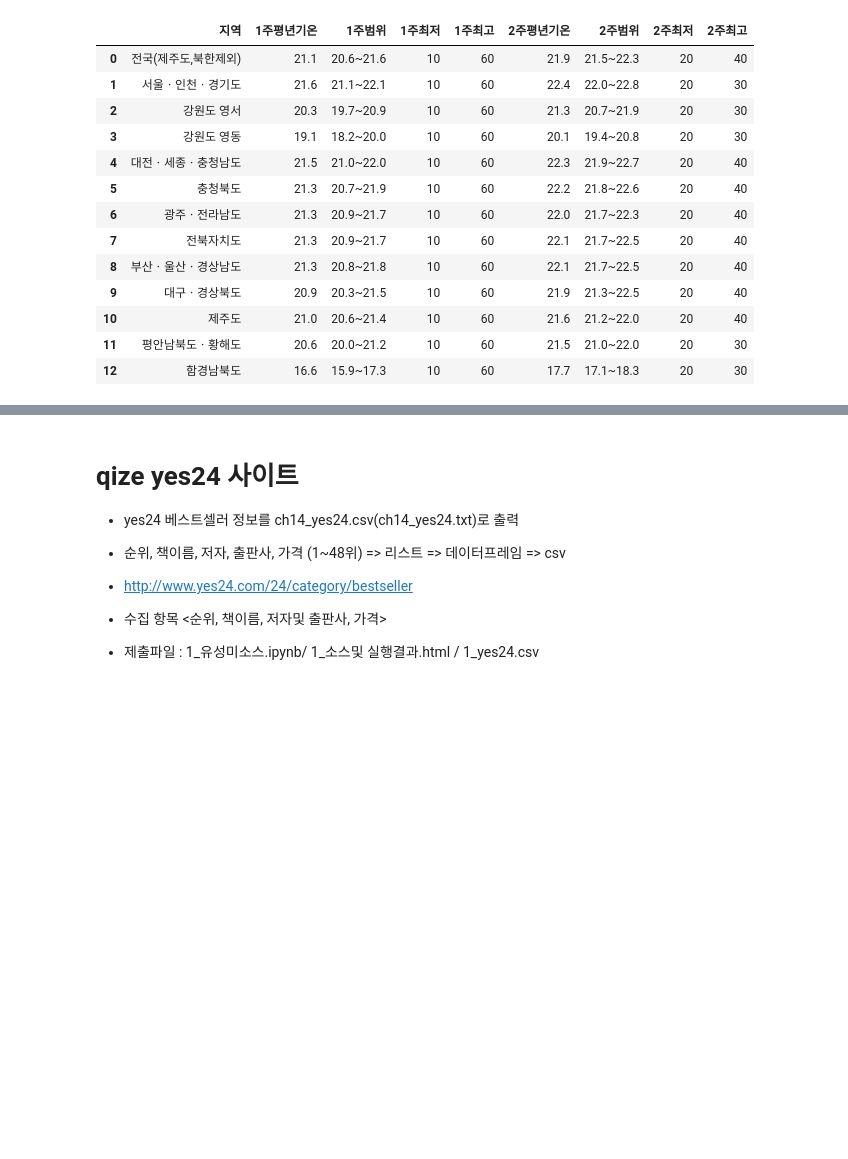
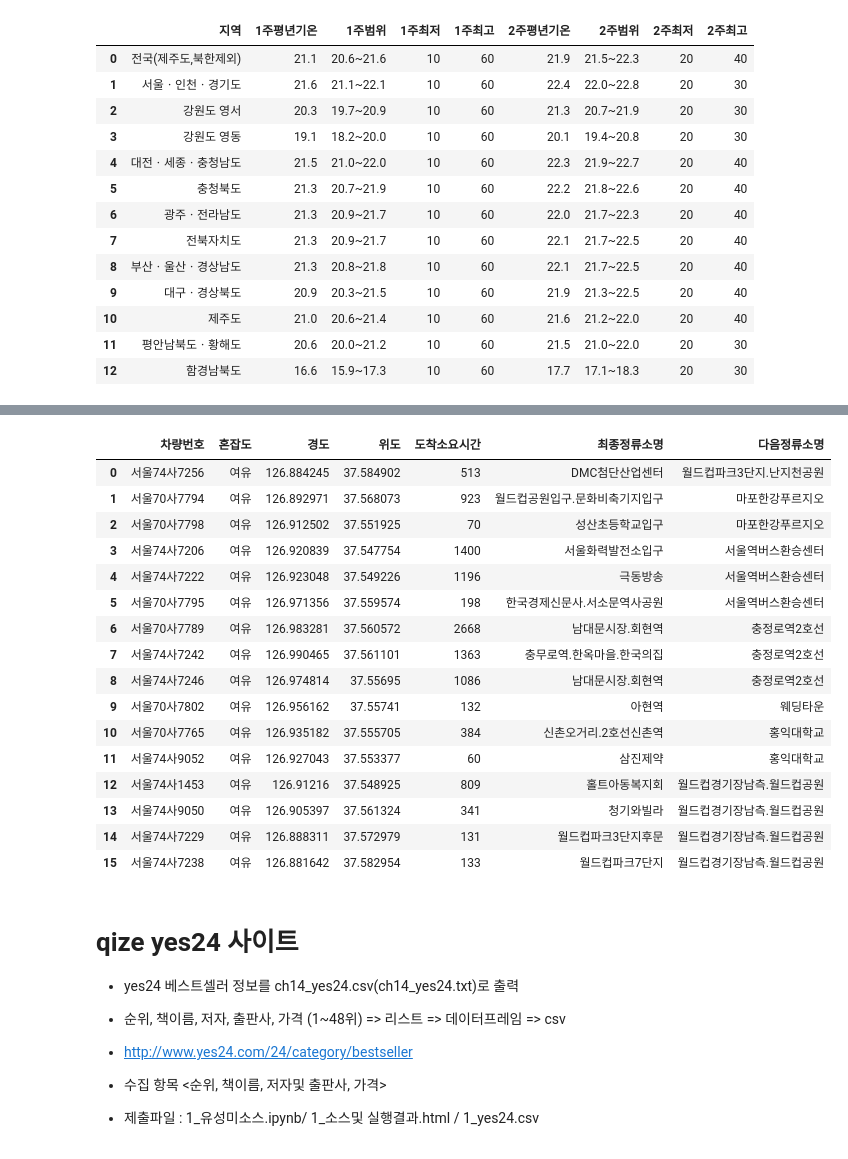
Before and after one commit to yoosim/ai_x, a Jupyter notebook: source/01_python/ch14_웹데이터수집1_정적_공공api.ipynb, the cells around one changed output, grey strips where cells are left out. Cells and saved outputs as stored; diff of their text form; code cells hidden in the pictures; blank space fills up the shorter version.

```diff
--- a/source/01_python/ch14_웹데이터수집1_정적_공공api.ipynb
+++ b/source/01_python/ch14_웹데이터수집1_정적_공공api.ipynb
@@ -1058,0 +1156,20 @@ df
+# %%
+# step2 : busRouteId로 버스 정류장 목록(정류장 이름과 정류장 ID)
+# 노선정보조회 서비스  4번 getStaionsByRouteList
+import pandas as pd
+url2 =f'http://ws.bus.go.kr/api/rest/busRouteInfo/getStaionByRoute?ServiceKey={key}&busRouteId={busRouteId}'
+print(url2)
+response = requests.get(url2)
+soup = BeautifulSoup(response.text, 'xml')
+itemLists = soup.find_all('itemList')
+print(busNum + '번 정류장 갯수 :', len(itemLists))
+bus_station = []
+for itemList in itemLists:
+    # 정류장이름, 정류장id, 경도, 위도
+    stationNm = itemList.find('stationNm').text
+    station   = itemList.find('station').text
+    gpsX      = itemList.find('gpsX').text
+    gpsY      = itemList.find('gpsY').text
+    bus_station.append([stationNm,station,gpsX,gpsY])
+df = pd.DataFrame(bus_station, columns=['정류소','id','경도','위도'])
+df.head()
@@ -1059,3 +1281,27 @@ df
+# %%
+#컬럼명에 id가 포함된 컬럼 제거하기
+drop_true = df_pos.columns.str.contains('ID')
+drop_column_name = df_pos.columns[drop_true]
+df_pos.drop(drop_column_name,axis=1)
+# df_pos.drop(['최종정류장ID','다음정류장ID'],axis=1)
+# %% [output]
+|  | 차량번호 | 혼잡도 | 경도 | 위도 | 도착소요시간 | 최종정류소명 | 다음정류소명 |
+| 0 | 서울74사7256 | 여유 | 126.884245 | 37.584902 | 513 | DMC첨단산업센터 | 월드컵파크3단지.난지천공원 |
+| 1 | 서울70사7794 | 여유 | 126.892971 | 37.568073 | 923 | 월드컵공원입구.문화비축기지입구 | 마포한강푸르지오 |
+| 2 | 서울70사7798 | 여유 | 126.912502 | 37.551925 | 70 | 성산초등학교입구 | 마포한강푸르지오 |
+| 3 | 서울74사7206 | 여유 | 126.920839 | 37.547754 | 1400 | 서울화력발전소입구 | 서울역버스환승센터 |
+| 4 | 서울74사7222 | 여유 | 126.923048 | 37.549226 | 1196 | 극동방송 | 서울역버스환승센터 |
+| 5 | 서울70사7795 | 여유 | 126.971356 | 37.559574 | 198 | 한국경제신문사.서소문역사공원 | 서울역버스환승센터 |
+| 6 | 서울70사7789 | 여유 | 126.983281 | 37.560572 | 2668 | 남대문시장.회현역 | 충정로역2호선 |
+| 7 | 서울74사7242 | 여유 | 126.990465 | 37.561101 | 1363 | 충무로역.한옥마을.한국의집 | 충정로역2호선 |
+| 8 | 서울74사7246 | 여유 | 126.974814 | 37.55695 | 1086 | 남대문시장.회현역 | 충정로역2호선 |
+| 9 | 서울70사7802 | 여유 | 126.956162 | 37.55741 | 132 | 아현역 | 웨딩타운 |
+| 10 | 서울70사7765 | 여유 | 126.935182 | 37.555705 | 384 | 신촌오거리.2호선신촌역 | 홍익대학교 |
+| 11 | 서울74사9052 | 여유 | 126.927043 | 37.553377 | 60 | 삼진제약 | 홍익대학교 |
+| 12 | 서울74사1453 | 여유 | 126.91216 | 37.548925 | 809 | 홀트아동복지회 | 월드컵경기장남측.월드컵공원 |
+| 13 | 서울74사9050 | 여유 | 126.905397 | 37.561324 | 341 | 청기와빌라 | 월드컵경기장남측.월드컵공원 |
+| 14 | 서울74사7229 | 여유 | 126.888311 | 37.572979 | 131 | 월드컵파크3단지후문 | 월드컵경기장남측.월드컵공원 |
+| 15 | 서울74사7238 | 여유 | 126.881642 | 37.582954 | 133 | 월드컵파크7단지 | 월드컵경기장남측.월드컵공원 |
 # %% [markdown]
 # qize yes24 사이트
 - yes24 베스트셀러 정보를 ch14_yes24.csv(ch14_yes24.txt)로 출력
```
Also changed, not shown: parts of 20 cells of this notebook, 7 other files.
